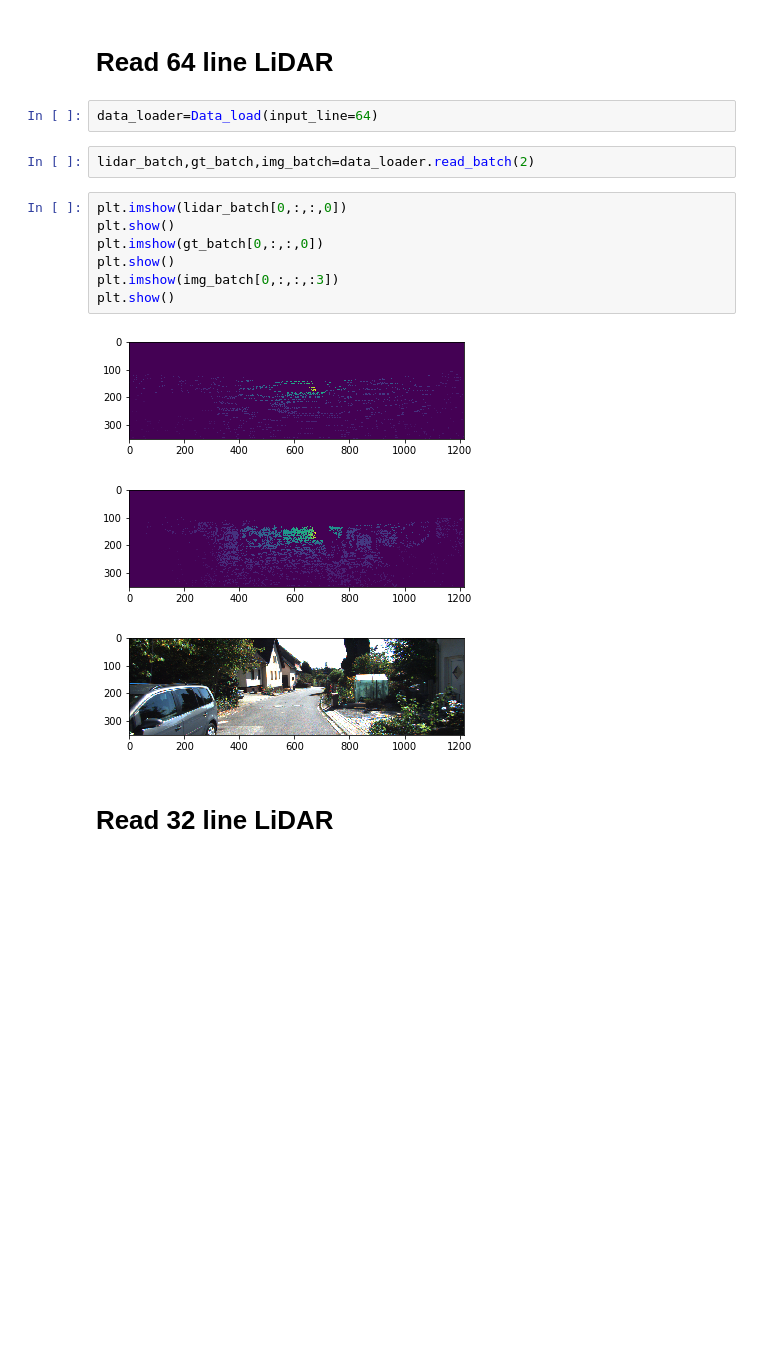
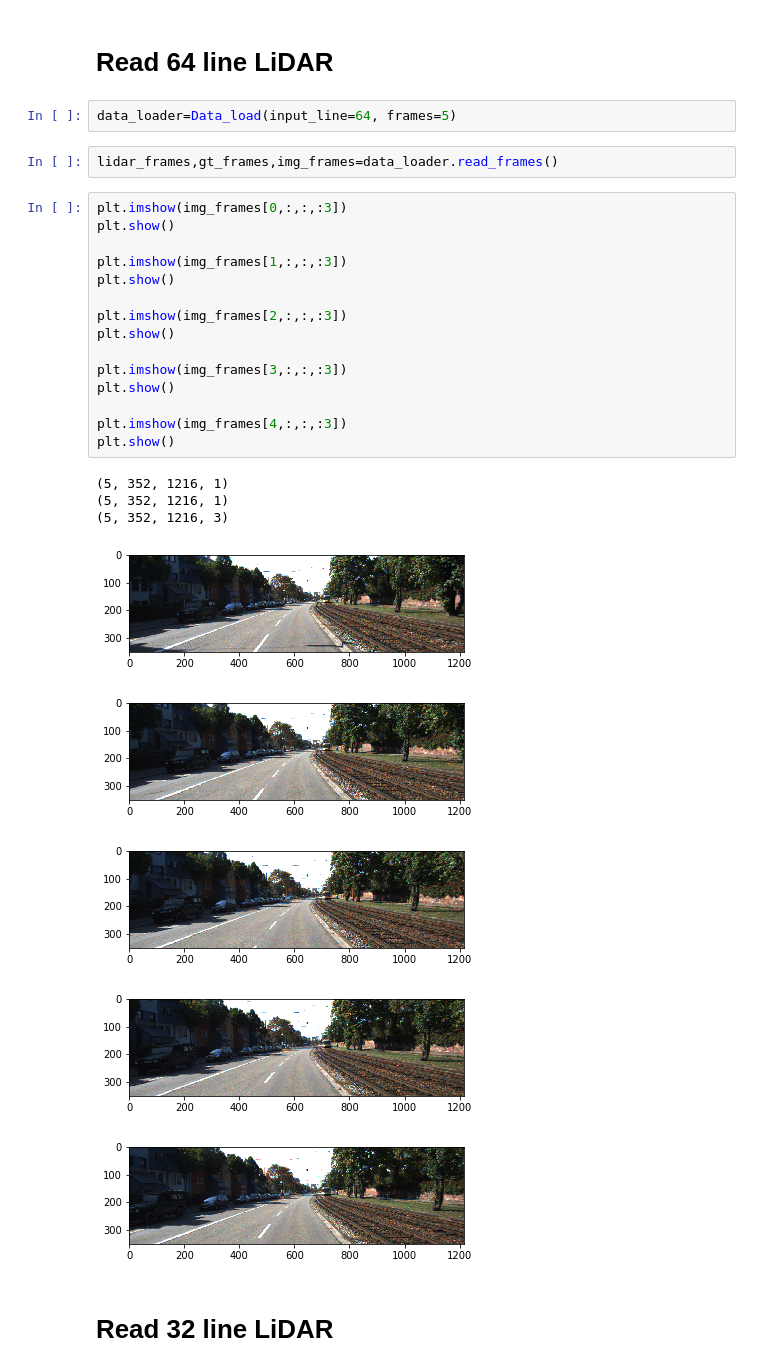
Before and after one commit to Madhan-Sureshbabu/Depth-Completion-from-Low-res-LiDAR-and-monocular-camera, a Jupyter notebook: Data_loader_Example.ipynb, the cells around one changed output. Cells and saved outputs as stored; diff of their text form; blank space fills up the shorter version.

Commit message:
added dataloader for multiple frames

```diff
--- a/Data_loader_Example.ipynb
+++ b/Data_loader_Example.ipynb
@@ -5,20 +5,33 @@ import numpy as np
 # %% [markdown]
 #  Read 64 line LiDAR
 # %%
-data_loader=Data_load(input_line=64)
+data_loader=Data_load(input_line=64, frames=5)
-# %%
-lidar_batch,gt_batch,img_batch=data_loader.read_batch(2)
+# %%
+lidar_frames,gt_frames,img_frames=data_loader.read_frames()
 # %%
-plt.imshow(lidar_batch[0,:,:,0])
+plt.imshow(img_frames[0,:,:,:3])
 plt.show()
-plt.imshow(gt_batch[0,:,:,0])
+
+plt.imshow(img_frames[1,:,:,:3])
 plt.show()
-plt.imshow(img_batch[0,:,:,:3])
+
+plt.imshow(img_frames[2,:,:,:3])
 plt.show()
+
+plt.imshow(img_frames[3,:,:,:3])
+plt.show()
+
+plt.imshow(img_frames[4,:,:,:3])
+plt.show()
 # %% [output]
+(5, 352, 1216, 1)
+(5, 352, 1216, 1)
+(5, 352, 1216, 3)
-[figure, old version]
+[figure, new version]
-[figure, old version]
+[figure, new version]
-[figure, old version]
+[figure, new version]
+[figure, added]
+[figure, added]
 # %% [markdown]
 #  Read 32 line LiDAR
 # %%
```
Also changed, not shown: parts of 9 cells of this notebook, 1 other file.
